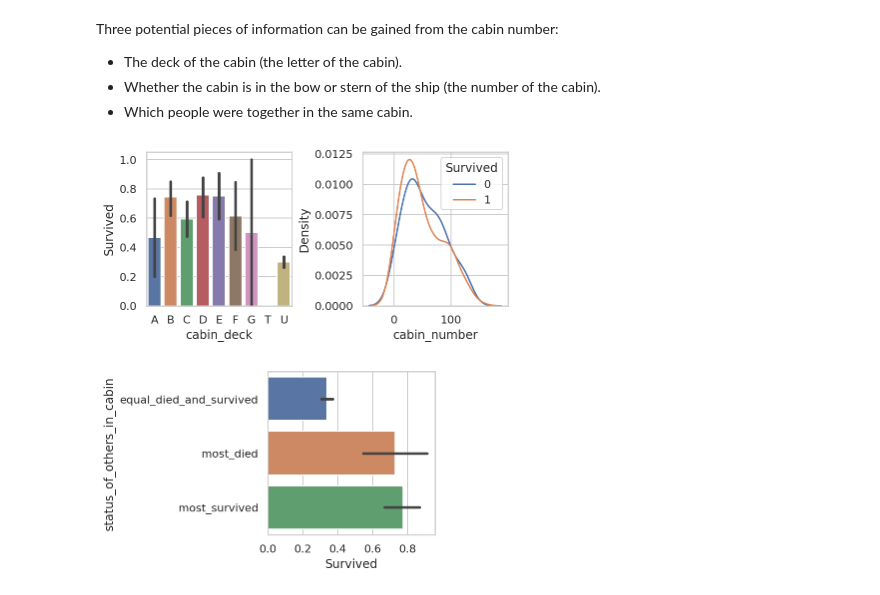
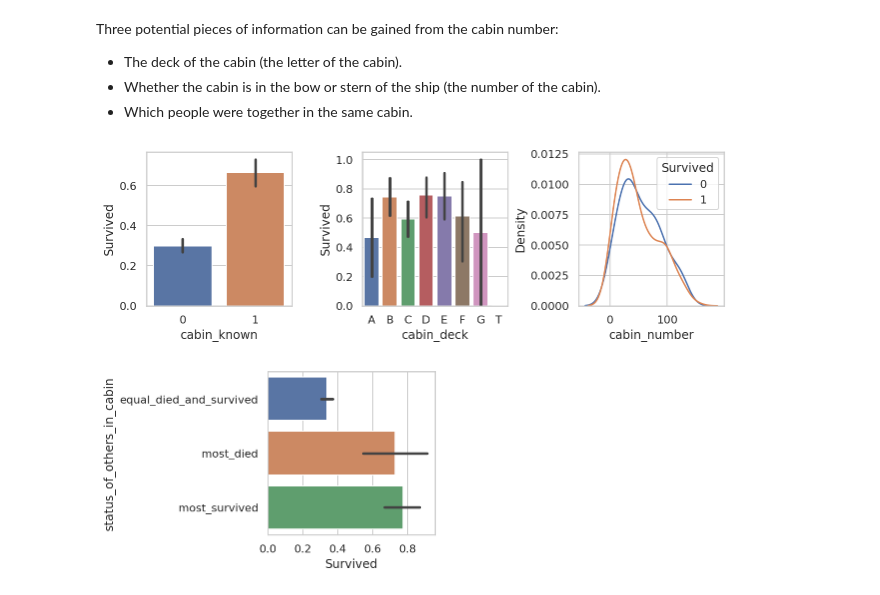
Before and after one commit to dwitvliet/kaggle-titanic, a Jupyter notebook: kaggle-titanic.ipynb, the cells around one changed output. Saved outputs shown, nothing was run; the diff lists cells and outputs as text; code cells hidden in the pictures.

Commit message:
Added plot showing whether the cabin is known for a passenger indicates survival

```diff
--- a/kaggle-titanic.ipynb
+++ b/kaggle-titanic.ipynb
@@ -234,17 +234,19 @@ Three potential pieces of information can be gained from the cabin number:
 - Whether the cabin is in the bow or stern of the ship (the number of the cabin).
 - Which people were together in the same cabin.
 # %%
-train['cabin_deck'] = train['Cabin'].str.slice(0, 1).fillna('U')
+train['cabin_known'] = (~train['Cabin'].isna()).astype(int)
+train['cabin_deck'] = train['Cabin'].str.slice(0, 1)
 train['cabin_number'] = train['Cabin'].str.extract(r'(\d+)$').astype(float)
 
-fig, axes = plt.subplots(1, 2, figsize=(6, 3))
-sns.barplot(data=train, x='cabin_deck', y='Survived', order=sorted(train['cabin_deck'].unique()), ax=axes[0])
-sns.kdeplot(data=train[train['Survived'] == 0], x='cabin_number', label='0', ax=axes[1])
-sns.kdeplot(data=train[train['Survived'] == 1], x='cabin_number', label='1', ax=axes[1])
-axes[1].legend(title='Survived')
+fig, axes = plt.subplots(1, 3, figsize=(9, 3))
+sns.barplot(data=train, x='cabin_known', y='Survived', ax=axes[0])
+sns.barplot(data=train, x='cabin_deck', y='Survived', order=sorted(train['cabin_deck'].fillna('A').unique()), ax=axes[1])
+sns.kdeplot(data=train[train['Survived'] == 0], x='cabin_number', label='0', ax=axes[2])
+sns.kdeplot(data=train[train['Survived'] == 1], x='cabin_number', label='1', ax=axes[2])
+axes[2].legend(title='Survived')
 plt.tight_layout()
 # %% [output]
-[figure, old version]
+[figure, new version]
 # %%
 survived = train[train['Survived'] == 1]
 died = train[train['Survived'] == 0]
```
